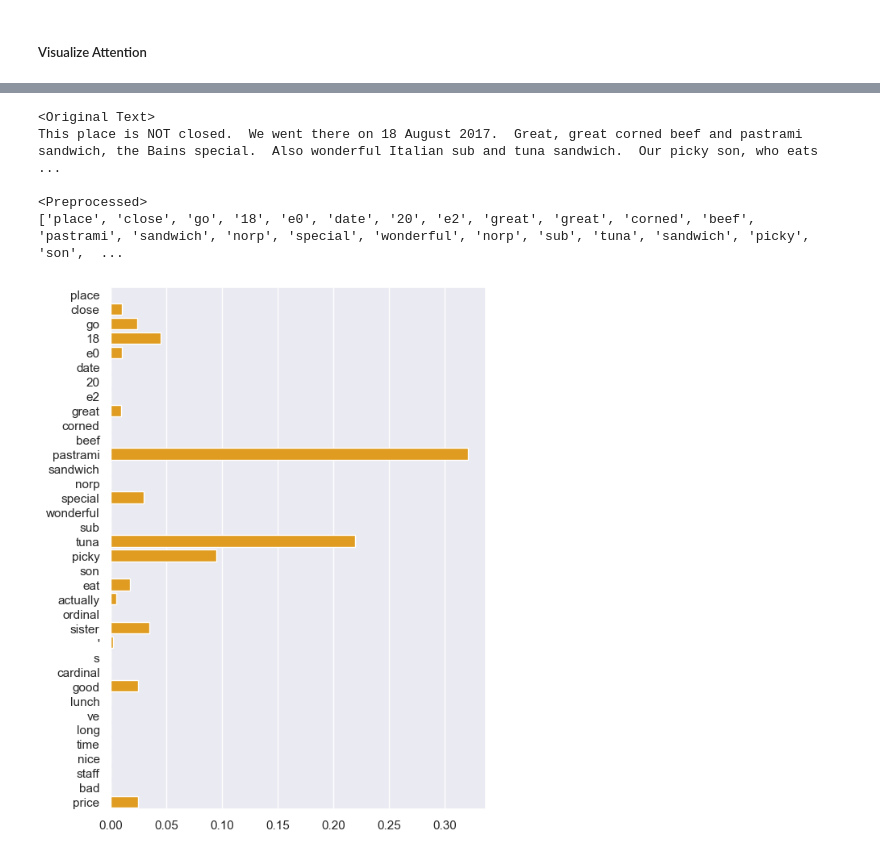
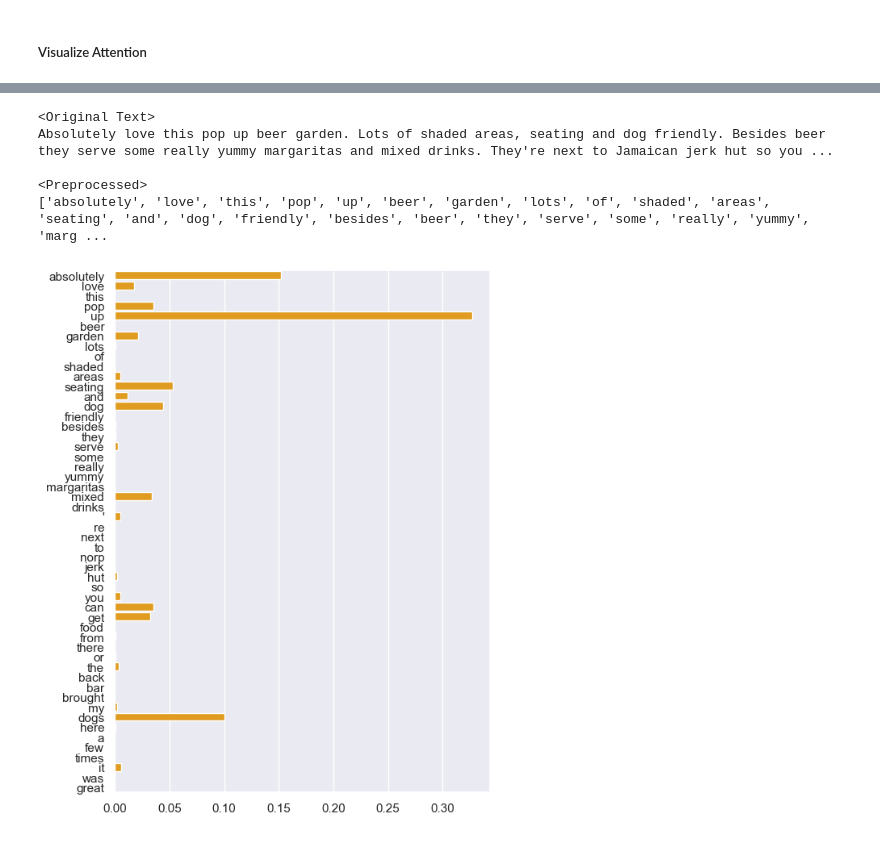
Before and after one commit to ericzander/cs374-yelp-attention, a Jupyter notebook: experiments/final_modelling.ipynb, the cells around one changed output, grey strips where cells are left out. Cells and saved outputs as stored; diff of their text form; code cells hidden in the pictures.

```diff
--- a/experiments/final_modelling.ipynb
+++ b/experiments/final_modelling.ipynb
@@ -270,4 +256,0 @@ INFO:tensorflow:Assets written to: experiments/models/final_model\assets
-# %%
-# Load history
-with open('experiments/results/final_modelling_history.pickle', 'rb') as handle:
-    test = pickle.load(handle)
@@ -378,28 +361,28 @@ array([4.98319902e-02, 0.00000000e+00, 3.51653807e-02, 5.75425662e-02,
 # %%
-sample_idx = 6
+sample_idx = 1
 
 # Get word sequences without oov words
-in_seq = X_test_norm[sample_idx]
+in_seq = X_test_norm[sample_idx][:maxlen]
 in_seq = [tok for tok in prep.tokenizer.sequences_to_texts(prep.tokenizer.texts_to_sequences(in_seq)) if tok]
 seq_len = len(in_seq)
 
 # Get attention values
 attn_vals = attns[sample_idx][:seq_len].numpy()
 
 print("<Original Text>")
 print(test["text"].iloc[sample_idx])
 
 print("\n<Preprocessed>")
 print(in_seq)
 
-plt.figure(figsize=(6, 0.2 * seq_len), dpi=100)
+plt.figure(figsize=(6, 0.15 * seq_len), dpi=100)
 sns.barplot(y=in_seq, x=attn_vals, ci=None, color="orange")
 
 plt.show()
 # %% [output]
 <Original Text>
-This place is NOT closed.  We went there on 18 August 2017.  Great, great corned beef and pastrami sandwich, the Bains special.  Also wonderful Italian sub and tuna sandwich.  Our picky son, who eats  ...
+Absolutely love this pop up beer garden. Lots of shaded areas, seating and dog friendly. Besides beer they serve some really yummy margaritas and mixed drinks. They're next to Jamaican jerk hut so you ...
 
 <Preprocessed>
-['place', 'close', 'go', '18', 'e0', 'date', '20', 'e2', 'great', 'great', 'corned', 'beef', 'pastrami', 'sandwich', 'norp', 'special', 'wonderful', 'norp', 'sub', 'tuna', 'sandwich', 'picky', 'son',  ...
+['absolutely', 'love', 'this', 'pop', 'up', 'beer', 'garden', 'lots', 'of', 'shaded', 'areas', 'seating', 'and', 'dog', 'friendly', 'besides', 'beer', 'they', 'serve', 'some', 'really', 'yummy', 'marg ...
-[figure, old version]
+[figure, new version]
```
Also changed, not shown: parts of 16 cells of this notebook, 5 other files.
